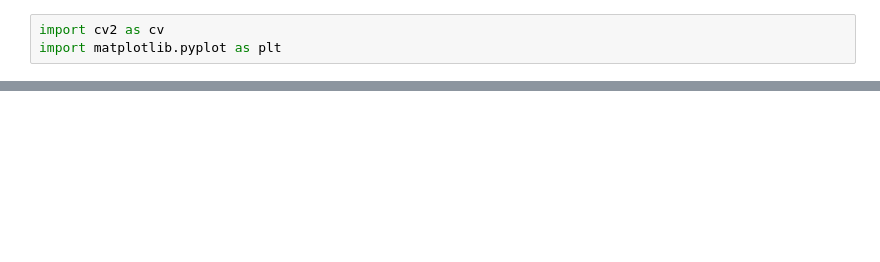
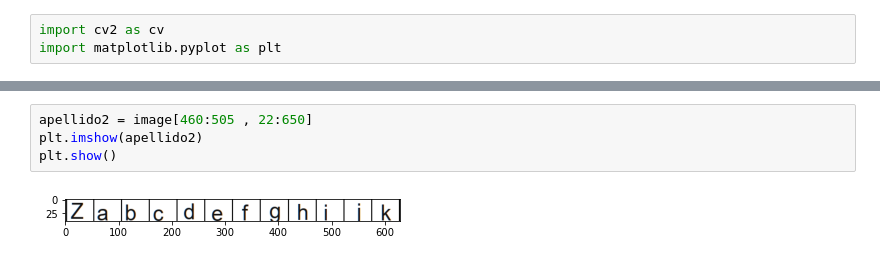
Before and after one commit to charlie4498/EmbebidosP3, a Jupyter notebook: Edicion_Img.ipynb, the cells around one changed output, grey strips where cells are left out. Drawn from its saved outputs; the diff is of its cells as text; blank space fills up the shorter version.

```diff
--- a/Edicion_Img.ipynb
+++ b/Edicion_Img.ipynb
@@ -17 +22,7 @@ plt.show()
+# %%
+apellido2 = image[460:505 , 22:650]
+plt.imshow(apellido2)
+plt.show()
+# %% [output]
+[figure, added]
 # %%
```
Also changed, not shown: parts of 8 cells of this notebook.
